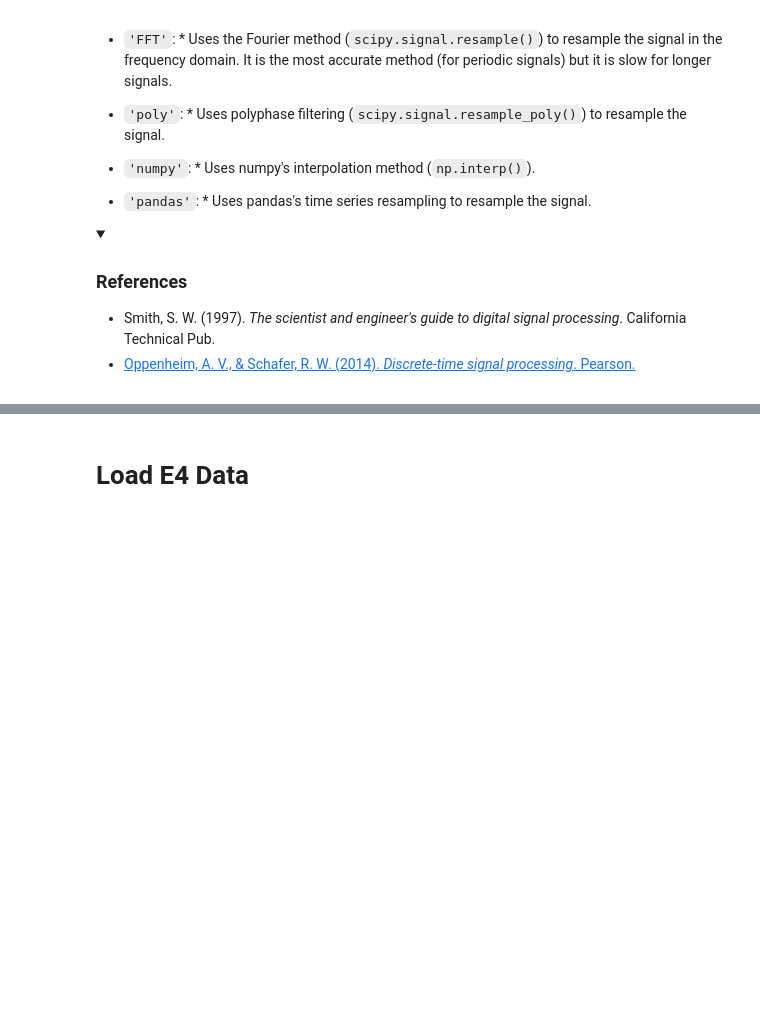
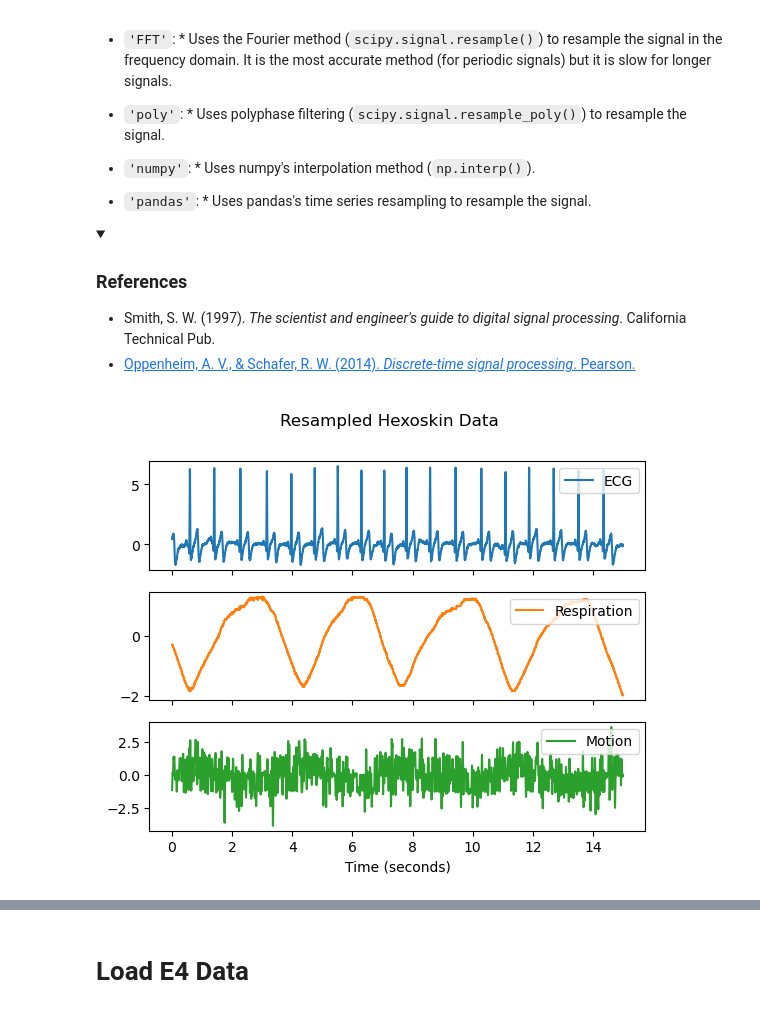
Before and after one commit to artjsalina5/Biosignal_process, a Jupyter notebook: Processing Pipeline.ipynb, the cells around one changed output, grey strips where cells are left out. Saved outputs shown, nothing was run; the diff lists cells and outputs as text; code cells hidden in the pictures; folded sections open; blank space fills up the shorter version.

```diff
--- a/Processing Pipeline.ipynb
+++ b/Processing Pipeline.ipynb
@@ -245,16 +246,14 @@ The following methods are available for ECG signal preprocessing:
 
 </details>
 # %%
-RespT = np.array(RespT)
-RespA = np.array(RespA)
 Resp = 13.28 * ((0.75 * RespT) + (0.25 * RespA))
 
-resp_cleaned = nk.rsp_clean(Resp, sampling_rate=128, method="khodadad2018")
+#resp_cleaned = nk.rsp_clean(Resp, sampling_rate=128, method="khodadad2018")
 #rsp_cleaned1 = nk.rsp_clean(Resp, sampling_rate=128, method="biosppy")
 #rsp_cleaned2 = nk.rsp_clean(Resp, sampling_rate=128, method="hampel", threshold=3)
 #nk.signal_plot([rsp_cleaned0[230400:232320], rsp_cleaned1[230400:232320], rsp_cleaned2[230400:232320]], sampling_rate=128, standardize=True, subplots=False)
-nk.signal_plot([Resp[230400:232320], resp_cleaned[230400:232320]], sampling_rate=128, standardize=True)
-plt.suptitle("Respiration From Hexoskin");
+#nk.signal_plot([Resp[230400:232320], resp_cleaned[230400:232320]], sampling_rate=128, standardize=True)
+#plt.suptitle("Respiration From Hexoskin");
 # %% [markdown]
 ## Hexoskin Motion Preprocessing
 
@@ -283,19 +282,19 @@ The following methods are used for motion signal preprocessing:
 
 </details>
 # %%
-AccX_filt = nk.signal_filter(AccX, sampling_rate=64, lowcut=0.25, highcut=0.5, method='butterworth', order=3)
-AccY_filt = nk.signal_filter(AccY, sampling_rate=64, lowcut=0.25, highcut=0.5, method='butterworth', order=3)
-AccZ_filt = nk.signal_filter(AccZ, sampling_rate=64, lowcut=0.25, highcut=0.5, method='butterworth', order=3)
+#AccX_filt = nk.signal_filter(AccX, sampling_rate=64, lowcut=0.25, highcut=0.5, method='butterworth', order=3)
+#AccY_filt = nk.signal_filter(AccY, sampling_rate=64, lowcut=0.25, highcut=0.5, method='butterworth', order=3)
+#AccZ_filt = nk.signal_filter(AccZ, sampling_rate=64, lowcut=0.25, highcut=0.5, method='butterworth', order=3)
 
-nk.signal_plot([AccX[115200:116160], AccX_filt[115200:116160]], sampling_rate=64,
-               subplots=False, standardize=True,
-               labels=["Raw X-axis", "Filtered X-axis"])
+#nk.signal_plot([AccX[115200:116160], AccX_filt[115200:116160]], sampling_rate=64,
+#               subplots=False, standardize=True,
+#               labels=["Raw X-axis", "Filtered X-axis"])
 
-ACC_Hex = np.sqrt((AccX_filt**2) + (AccY_filt**2) + (AccZ_filt**2)) # magnitude calculation
+ACC_Hex = np.sqrt((AccX**2) + (AccY**2) + (AccZ**2)) # magnitude calculation
 
-ACC_Hex_clean = nk.signal_filter(ACC_Hex, sampling_rate=64, highcut=0.5, method='butterworth', order=3)
-nk.signal_plot([ACC_Hex[115200:116160], ACC_Hex_clean[115200:116160]], sampling_rate=64, labels=['Raw Motion', 'Filtered Motion'], standardize=True)
-plt.suptitle("Motion from Hexoskin");
+#ACC_Hex_clean = nk.signal_filter(ACC_Hex, sampling_rate=64, highcut=0.5, method='butterworth', order=3)
+#nk.signal_plot([ACC_Hex[115200:116160], ACC_Hex_clean[115200:116160]], sampling_rate=64, labels=['Raw Motion', 'Filtered Motion'], standardize=True)
+#plt.suptitle("Motion from Hexoskin");
 # %% [markdown]
 ## Hexoskin Resampling
 
@@ -334,11 +333,20 @@ The following methods are used for resampling (upsampling) the respiration and m
 # %%
 # just in case we need to downsample instead later.... -AJS
 TARGET_SAMPLE_RATE = 256
 fs = TARGET_SAMPLE_RATE
-ecg_up = ecg_cleaned # already 256 -AJS
-resp_up = nk.signal_resample(resp_cleaned, desired_length=len(ecg_cleaned), sampling_rate=128, desired_sampling_rate=TARGET_SAMPLE_RATE, method='FFT')
-hex_motion_up = nk.signal_resample(ACC_Hex_clean, desired_length=len(ecg_cleaned), sampling_rate=64, desired_sampling_rate=TARGET_SAMPLE_RATE, method='FFT')
+ecg_up = nk.signal_resample(ECG, sampling_rate=256, desired_sampling_rate=TARGET_SAMPLE_RATE, method='FFT') # already 256 -AJS
 
-nk.signal_plot([ecg_up[460800:464640], resp_up[460800:464640], hex_motion_up[460800:464640]], sampling_rate=256, subplots=True, standardize=True, labels=['ECG', 'Respiration', 'Motion'])
+RespT_up = nk.signal_resample(RespT, desired_length=len(ECG), sampling_rate=128, desired_sampling_rate=TARGET_SAMPLE_RATE, method='FFT')
+RespA_up = nk.signal_resample(RespA, desired_length=len(ECG), sampling_rate=128, desired_sampling_rate=TARGET_SAMPLE_RATE, method='FFT')
+Resp_up = nk.signal_resample(Resp, desired_length=len(ECG), sampling_rate=128, desired_sampling_rate=TARGET_SAMPLE_RATE, method='FFT')
+
+hex_accx_up = nk.signal_resample(AccX, desired_length=len(ECG), sampling_rate=64, desired_sampling_rate=TARGET_SAMPLE_RATE, method='numpy')
+hex_accy_up = nk.signal_resample(AccY, desired_length=len(ECG), sampling_rate=64, desired_sampling_rate=TARGET_SAMPLE_RATE, method='numpy')
+hex_accz_up = nk.signal_resample(AccZ, desired_length=len(ECG), sampling_rate=64, desired_sampling_rate=TARGET_SAMPLE_RATE, method='numpy')
+hex_motion_up = nk.signal_resample(ACC_Hex, desired_length=len(ECG), sampling_rate=64, desired_sampling_rate=TARGET_SAMPLE_RATE, method='FFT')
+
+nk.signal_plot([ecg_up[460800:464640], Resp_up[460800:464640], hex_motion_up[460800:464640]], sampling_rate=256, subplots=True, standardize=True, labels=['ECG', 'Respiration', 'Motion'])
 plt.suptitle("Resampled Hexoskin Data");
+# %% [output]
+[figure, added]
 # %%
```
Also changed, not shown: parts of 22 cells of this notebook, 3 other files.
